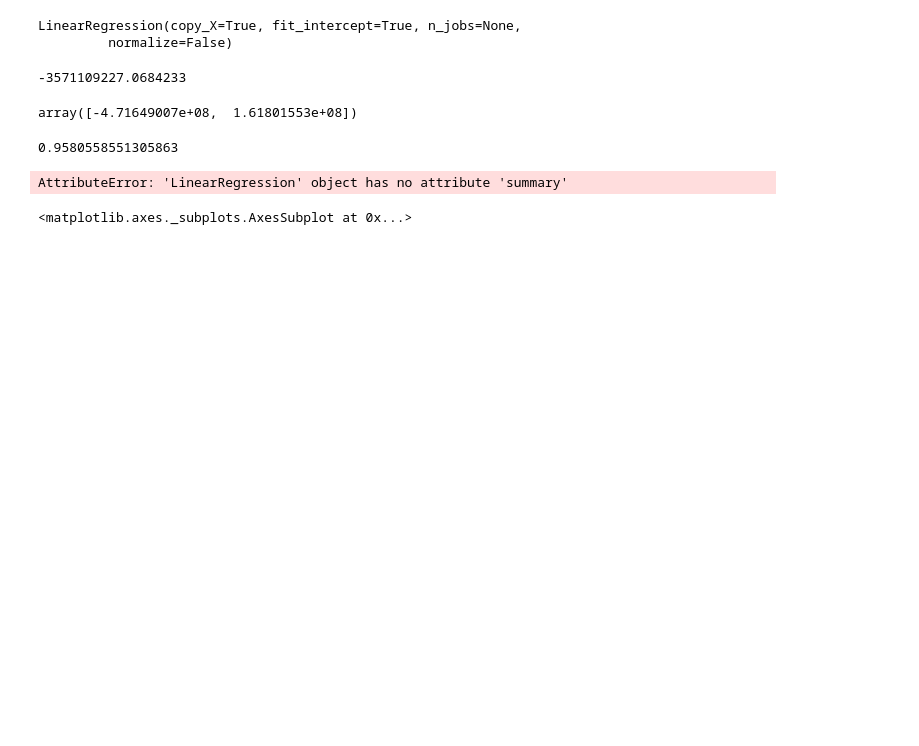
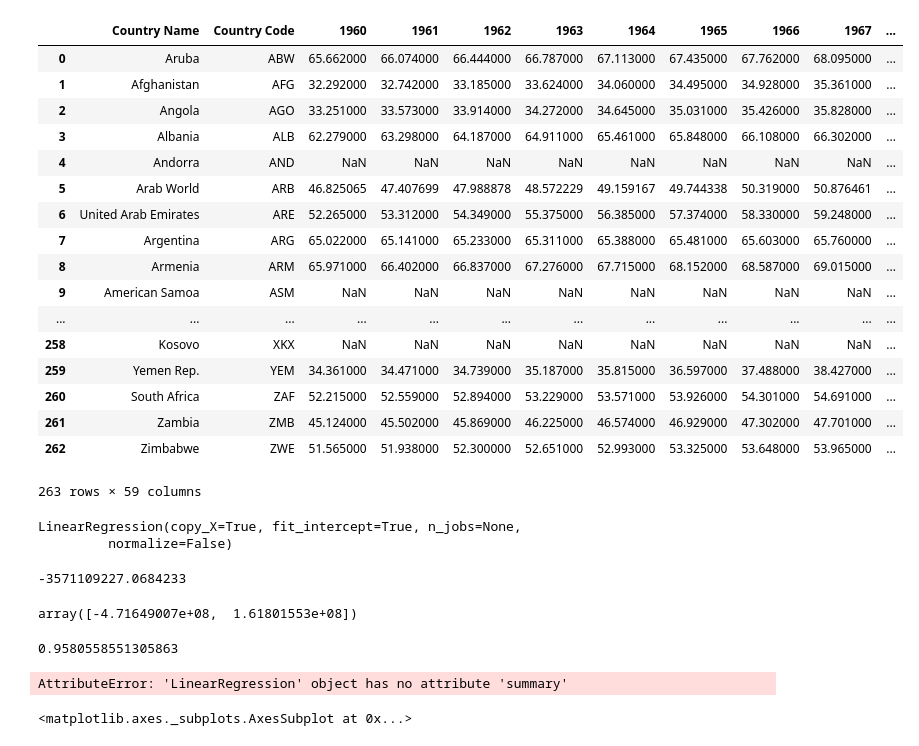
Before and after one commit to KaroLadino/population_project, a Jupyter notebook: Proyecto World.ipynb, the cells around one changed output. Saved outputs shown, nothing was run; the diff lists cells and outputs as text; code cells hidden in the pictures; blank space fills up the shorter version.

```diff
--- a/Proyecto World.ipynb
+++ b/Proyecto World.ipynb
@@ -28,0 +63,23 @@ data
+# %%
+life = pd.read_csv ("C:/Users/Ladin/life_expectancy_v2.csv")
+# %%
+life
+# %% [output]
+|  | Country Name | Country Code | 1960 | 1961 | 1962 | 1963 | 1964 | 1965 | 1966 | 1967 | ... |
+| 0 | Aruba | ABW | 65.662000 | 66.074000 | 66.444000 | 66.787000 | 67.113000 | 67.435000 | 67.762000 | 68.095000 | ... |
+| 1 | Afghanistan | AFG | 32.292000 | 32.742000 | 33.185000 | 33.624000 | 34.060000 | 34.495000 | 34.928000 | 35.361000 | ... |
+| 2 | Angola | AGO | 33.251000 | 33.573000 | 33.914000 | 34.272000 | 34.645000 | 35.031000 | 35.426000 | 35.828000 | ... |
+| 3 | Albania | ALB | 62.279000 | 63.298000 | 64.187000 | 64.911000 | 65.461000 | 65.848000 | 66.108000 | 66.302000 | ... |
+| 4 | Andorra | AND | NaN | NaN | NaN | NaN | NaN | NaN | NaN | NaN | ... |
+| 5 | Arab World | ARB | 46.825065 | 47.407699 | 47.988878 | 48.572229 | 49.159167 | 49.744338 | 50.319000 | 50.876461 | ... |
+| 6 | United Arab Emirates | ARE | 52.265000 | 53.312000 | 54.349000 | 55.375000 | 56.385000 | 57.374000 | 58.330000 | 59.248000 | ... |
+| 7 | Argentina | ARG | 65.022000 | 65.141000 | 65.233000 | 65.311000 | 65.388000 | 65.481000 | 65.603000 | 65.760000 | ... |
+| 8 | Armenia | ARM | 65.971000 | 66.402000 | 66.837000 | 67.276000 | 67.715000 | 68.152000 | 68.587000 | 69.015000 | ... |
+| 9 | American Samoa | ASM | NaN | NaN | NaN | NaN | NaN | NaN | NaN | NaN | ... |
+| ... | ... | ... | ... | ... | ... | ... | ... | ... | ... | ... | ... |
+| 258 | Kosovo | XKX | NaN | NaN | NaN | NaN | NaN | NaN | NaN | NaN | ... |
+| 259 | Yemen Rep. | YEM | 34.361000 | 34.471000 | 34.739000 | 35.187000 | 35.815000 | 36.597000 | 37.488000 | 38.427000 | ... |
+| 260 | South Africa | ZAF | 52.215000 | 52.559000 | 52.894000 | 53.229000 | 53.571000 | 53.926000 | 54.301000 | 54.691000 | ... |
+| 261 | Zambia | ZMB | 45.124000 | 45.502000 | 45.869000 | 46.225000 | 46.574000 | 46.929000 | 47.302000 | 47.701000 | ... |
+| 262 | Zimbabwe | ZWE | 51.565000 | 51.938000 | 52.300000 | 52.651000 | 52.993000 | 53.325000 | 53.648000 | 53.965000 | ... |
+263 rows × 59 columns
```
Also changed, not shown: parts of 8 cells of this notebook.
